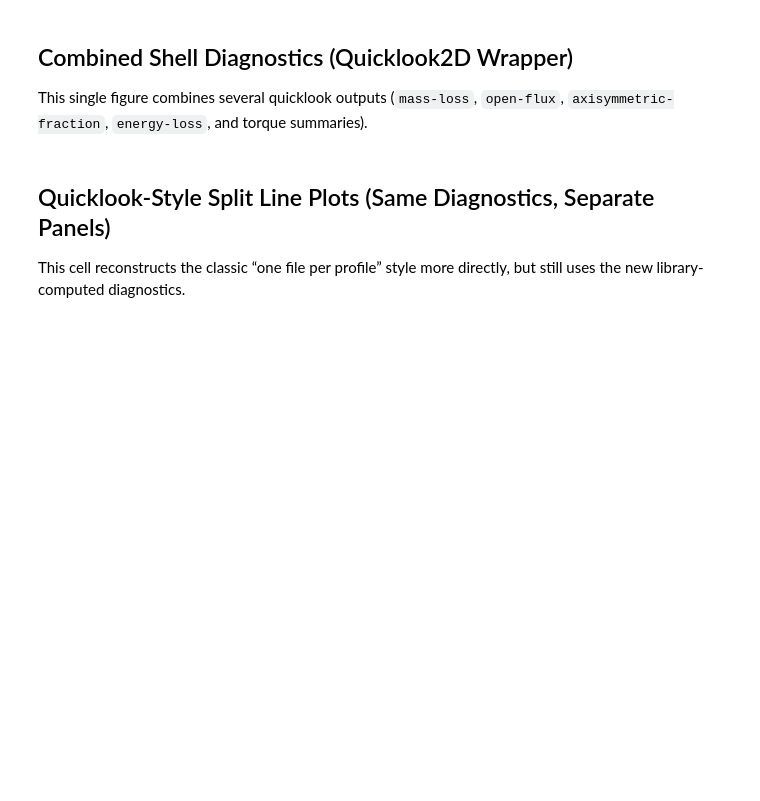
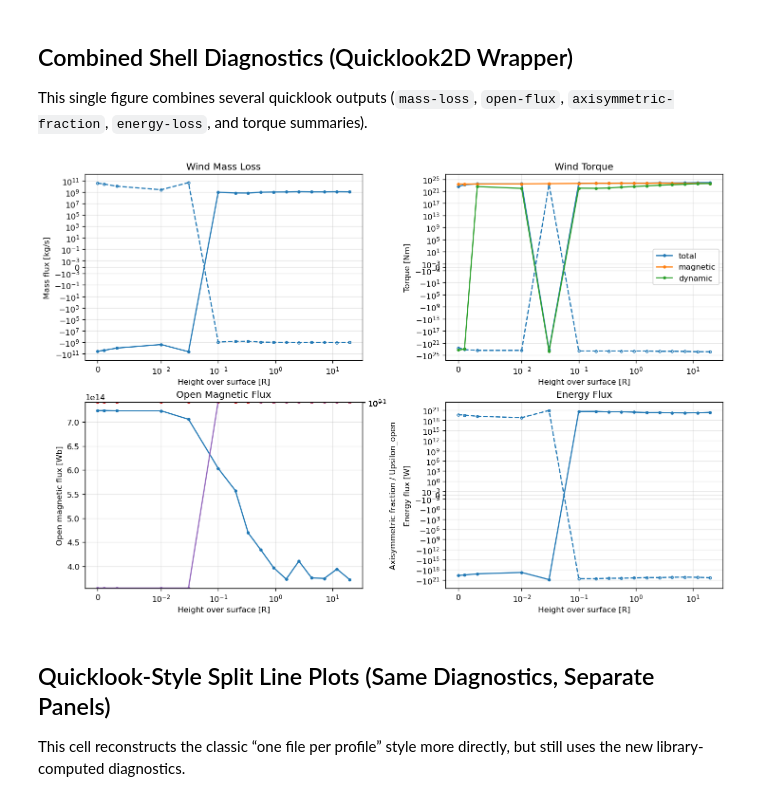
Before and after one commit to svaberg/starwinds-analysis, a Jupyter notebook: examples/smartds_quicklook_profiles.ipynb, the cells around one changed output. Saved outputs shown, nothing was run; the diff lists cells and outputs as text; code cells hidden in the pictures; blank space fills up the shorter version.

Commit message:
Use direct plotting in quicklook profiles notebook

```diff
--- a/examples/smartds_quicklook_profiles.ipynb
+++ b/examples/smartds_quicklook_profiles.ipynb
@@ -85,3 +77,19 @@ plt.show()
+# %%
+# DONE this does not AT ALL adhere to the good/bad practices. PURGE the quicklook_shell_figure plotting aspect.
+# This cell should only compute the shell diagnostics and return them.
+diagnostics = compute_shell_diagnostics(
+    sds,
+    radii,
+    body_radius_m=STAR_RADIUS_M,
+    n_polar=N_POLAR,
+    n_azimuth=N_AZIMUTH,
+    method="nearest",
+    include=("mass_loss", "torque", "open_flux", "energy", "axisymmetric_open_flux"),
+)
+
+diagnostics.keys()
+# %% [output]
+[figure, added]
 # %% [markdown]
 ## Quicklook-Style Split Line Plots (Same Diagnostics, Separate Panels)
 
```
Also changed, not shown: parts of 10 cells of this notebook.
